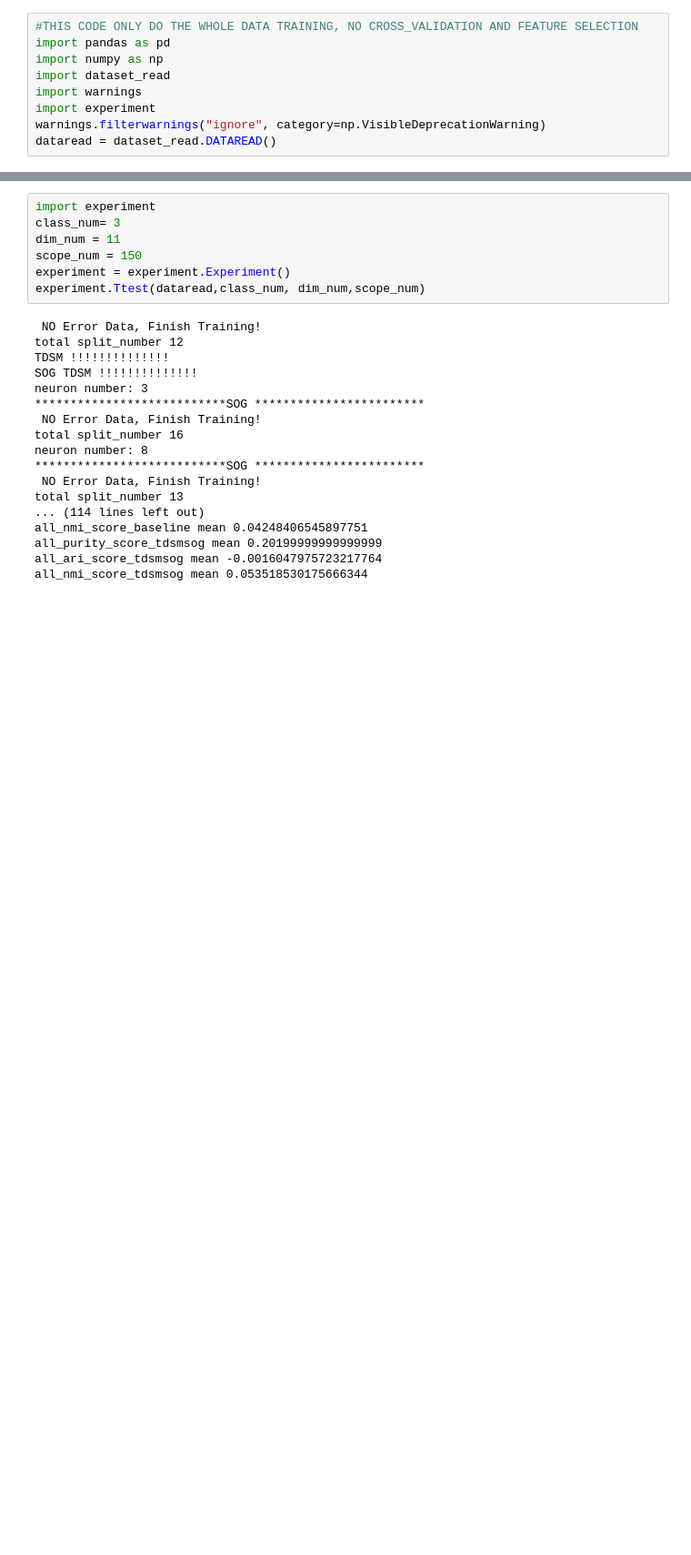
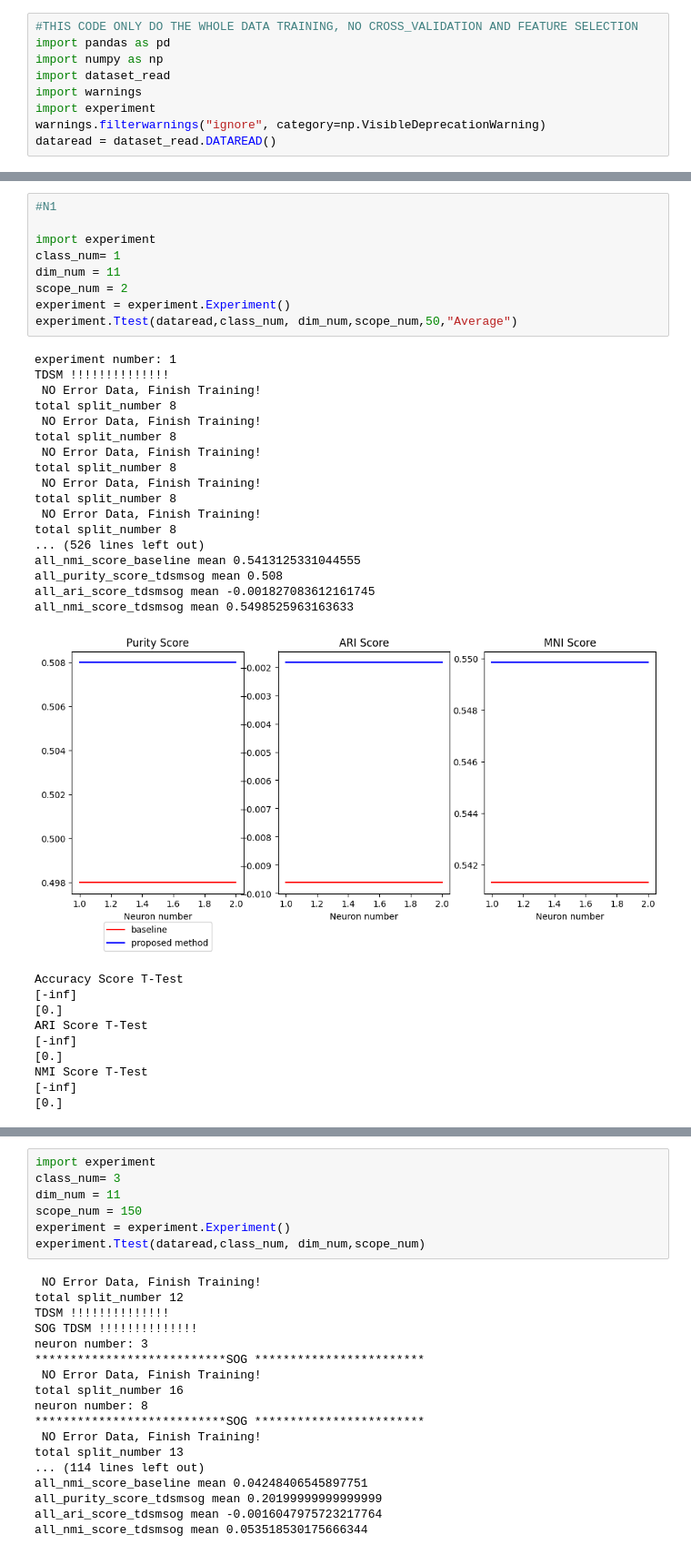
Before and after one commit to foolishfool/TDSMSOG, a Jupyter notebook: NotebookFiles/TDSMSOG_Average Time Spent By A User On Social Media.ipynb, the cells around one changed output, grey strips where cells are left out. Shown: that part at 91% size. Cells and saved outputs as stored; diff of their text form; blank space fills up the shorter version.

```diff
--- a/NotebookFiles/TDSMSOG_Average Time Spent By A User On Social Media.ipynb
+++ b/NotebookFiles/TDSMSOG_Average Time Spent By A User On Social Media.ipynb
@@ -42 +82,38 @@ dataread.initializedataset(csv_training,csv_test,"time_spent")
+# %%
+#N1
+
+import experiment
+class_num= 1
+dim_num = 11
+scope_num = 2
+experiment = experiment.Experiment()
+experiment.Ttest(dataread,class_num, dim_num,scope_num,50,"Average")
+# %% [output]
+experiment number: 1
+TDSM !!!!!!!!!!!!!!
+ NO Error Data, Finish Training!
+total split_number 8
+ NO Error Data, Finish Training!
+total split_number 8
+ NO Error Data, Finish Training!
+total split_number 8
+ NO Error Data, Finish Training!
+total split_number 8
+ NO Error Data, Finish Training!
+total split_number 8
+... (526 lines left out)
+all_nmi_score_baseline mean 0.5413125331044555
+all_purity_score_tdsmsog mean 0.508
+all_ari_score_tdsmsog mean -0.001827083612161745
+all_nmi_score_tdsmsog mean 0.5498525963163633
+[figure, added]
+Accuracy Score T-Test
+[-inf]
+[0.]
+ARI Score T-Test
+[-inf]
+[0.]
+NMI Score T-Test
+[-inf]
+[0.]
 # %%
```
Also changed, not shown: parts of 2 cells of this notebook, 10 other files.
